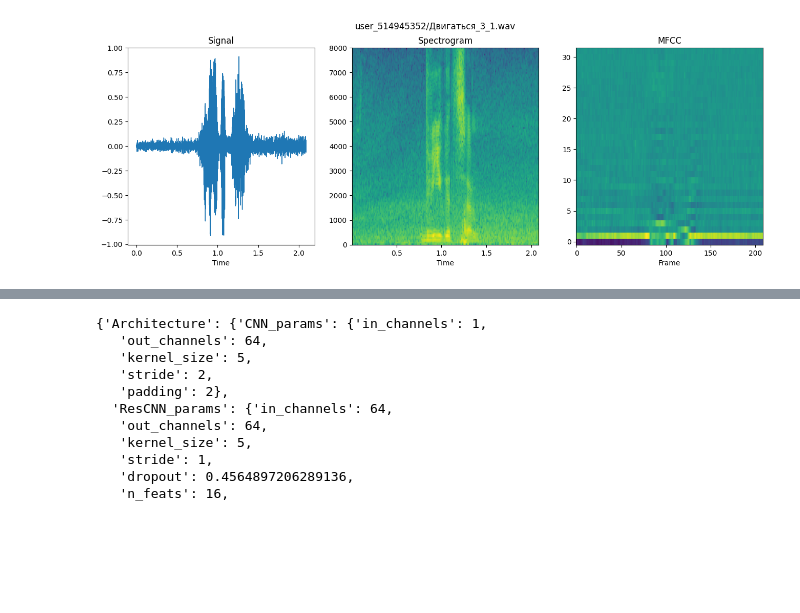
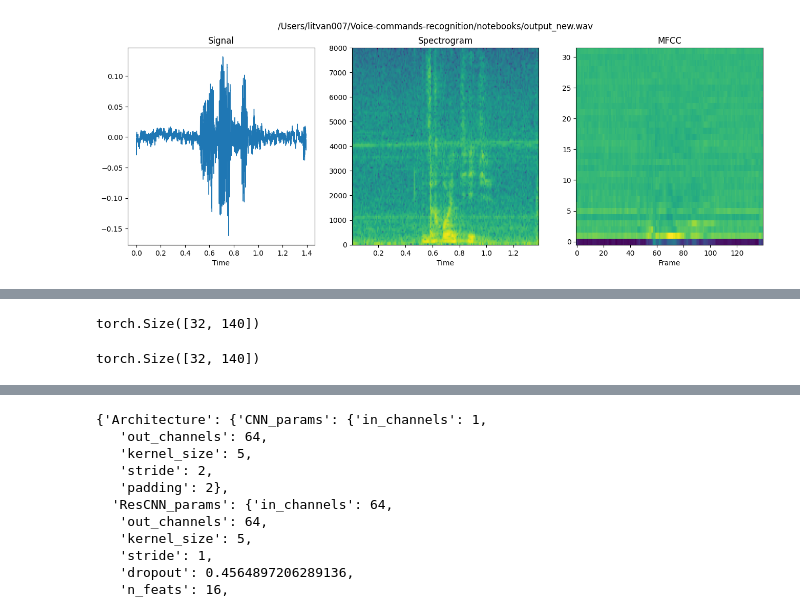
Before and after one commit to litvan007/Voice-commands-recognition, a Jupyter notebook: notebooks/model_inference.ipynb, the cells around one changed output, grey strips where cells are left out. Cells and saved outputs as stored; diff of their text form; code cells hidden in the pictures; blank space fills up the shorter version.

Commit message:
add mfcc pt file

```diff
--- a/notebooks/model_inference.ipynb
+++ b/notebooks/model_inference.ipynb
@@ -35,9 +35,16 @@ gc.collect()
 # %%
-data_path = '/Users/litvan007/Voice-commands-recognition/data/stock_data_last_export'
-with open(os.path.join(data_path, 'train_data_base_audio.pickle'), 'rb') as fh:
-    train_data_list = pickle.load(fh)
+intresting_user = 'user_102864961'
+# data_path = '/Users/litvan007/Voice-commands-recognition/data/stock_data_last_export/'
+data_path = '/Users/litvan007/Voice-commands-recognition/notebooks/output_new.wav'
+# with open(os.path.join(data_path, 'train_data_base_audio.pickle'), 'rb') as fh:
+#     checking = pickle.load(fh)
 
-with open(os.path.join(data_path, 'valid_data_base_audio.pickle'), 'rb') as fh:
-    valid_data_list = pickle.load(fh)
+checking = [{'name': data_path, 'label':'Захватить'}]
 
-len(train_data_list), len(valid_data_list)
+# with open(os.path.join(data_path, 'train_data_base_audio.pickle'), 'rb') as fh:
+    # train_data_list = pickle.load(fh)
+
+# with open(os.path.join(data_path, 'valid_data_base_audio.pickle'), 'rb') as fh:
+    # valid_data_list = pickle.load(fh)
+
+# len(train_data_list), len(valid_data_list)
@@ -46,3 +56,11 @@ len(train_data_list), len(valid_data_list)
+# %%
+# Если нужно обычное чтение
+# new_dict = []
+# for el in checking:
+#     if el['name'].split('/')[0] == intresting_user:
+#         new_dict.append(el)
+
+new_dict = checking
 # %%
 device = 'cpu'
 
@@ -187,8 +205,8 @@ mfcc_transform = T.MFCC(
 
 transform = mfcc_transform
 data_set = {
-            'train': Sound_dataset_commands(rootdir=data_path, subset=train_data_list, transform=transform),
-            'valid': Sound_dataset_commands(rootdir=data_path, subset=valid_data_list, transform=transform),
+            'train': Sound_dataset_commands(rootdir=data_path, subset=new_dict, transform=transform),
+            # 'valid': Sound_dataset_commands(rootdir=data_path, subset=valid_data_list, transform=transform),
             # 'test': Sound_dataset_commands(rootdir=data_path, subset=test_subset, transform=transform)
         }
-c = itertools.cycle(data_set['valid'])
+c = itertools.cycle(data_set['train'])
@@ -195,7 +250,47 @@ c = itertools.cycle(data_set['valid'])
+# %%
+mfcc, label, signal, xname, label = data_set['train'][0]
 # %%
-mfcc, label, signal, xname, label = next(c)
 plot_waveform(signal, mfcc, sample_rate=16000, title=f'{xname}')
 ipd.Audio(signal.cpu(), rate=16000)
 # %% [output]
-[figure, old version]
+[figure, new version]
 [interactive output not drawn]
+# %%
+mfcc.shape
+# %% [output]
+torch.Size([32, 140])
+# %%
+import torch
+import torchaudio.transforms as T
+
+class MFCCModule(torch.nn.Module):
+    def __init__(self):
+        super().__init__()
+        self.mfcc = T.MFCC(
+            sample_rate=16000,
+            n_mfcc=32,
+            melkwargs={
+                "n_fft": 480,
+                "n_mels": 64,
+                "hop_length": 160
+                # Если требуется, можно явно задать win_length, а не использовать None
+            },
+        )
+
+    def forward(self, waveform: torch.Tensor) -> torch.Tensor:
+        return self.mfcc(waveform)
+
+# Создаем экземпляр модуля и пример входного сигнала (например, 1 секунда аудио на 16 кГц)
+model = MFCCModule()
+
+# Скриптим модель с помощью torch.jit.script
+scripted_model = torch.jit.script(model)
+
+# Сохраним скриптированную модель
+scripted_model.save("mfcc_scripted.pt")
+
+# Пример работы скриптированной модели
+output = scripted_model(signal)
+print(output.shape)
+# %% [output]
+torch.Size([32, 140])
```
Also changed, not shown: parts of 26 cells of this notebook, 2 other files.
